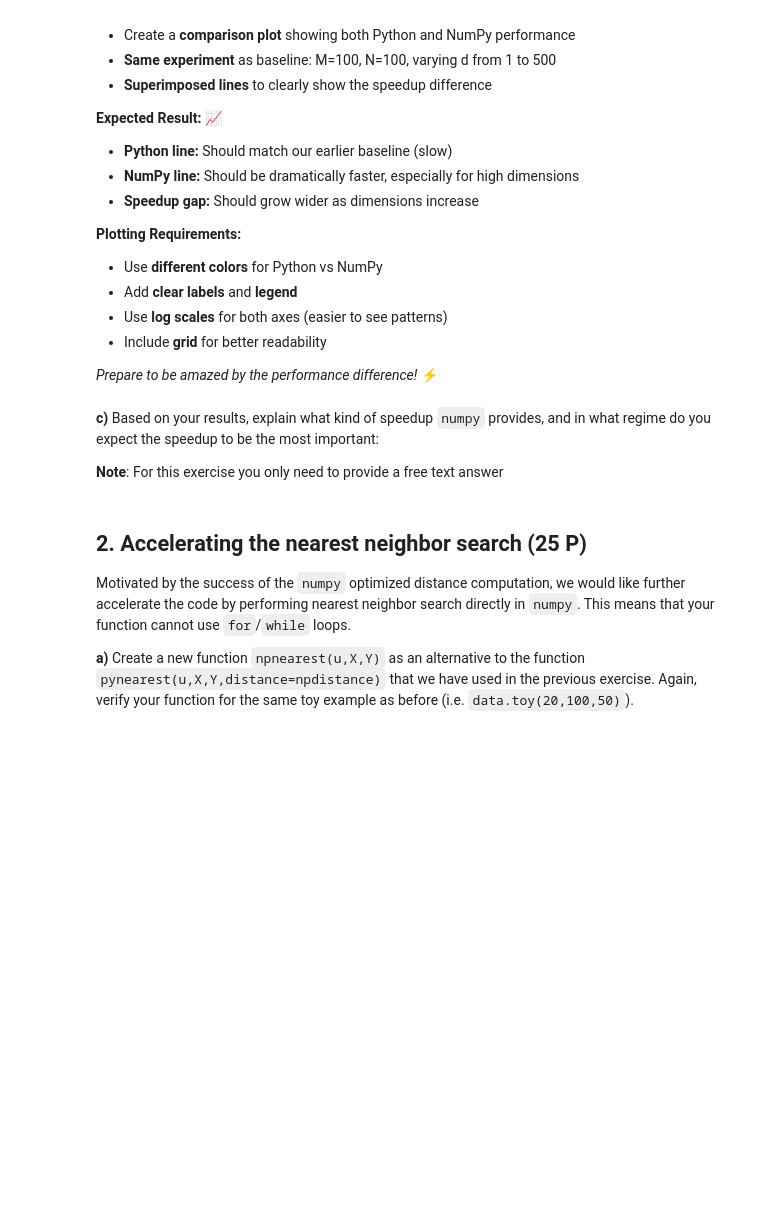
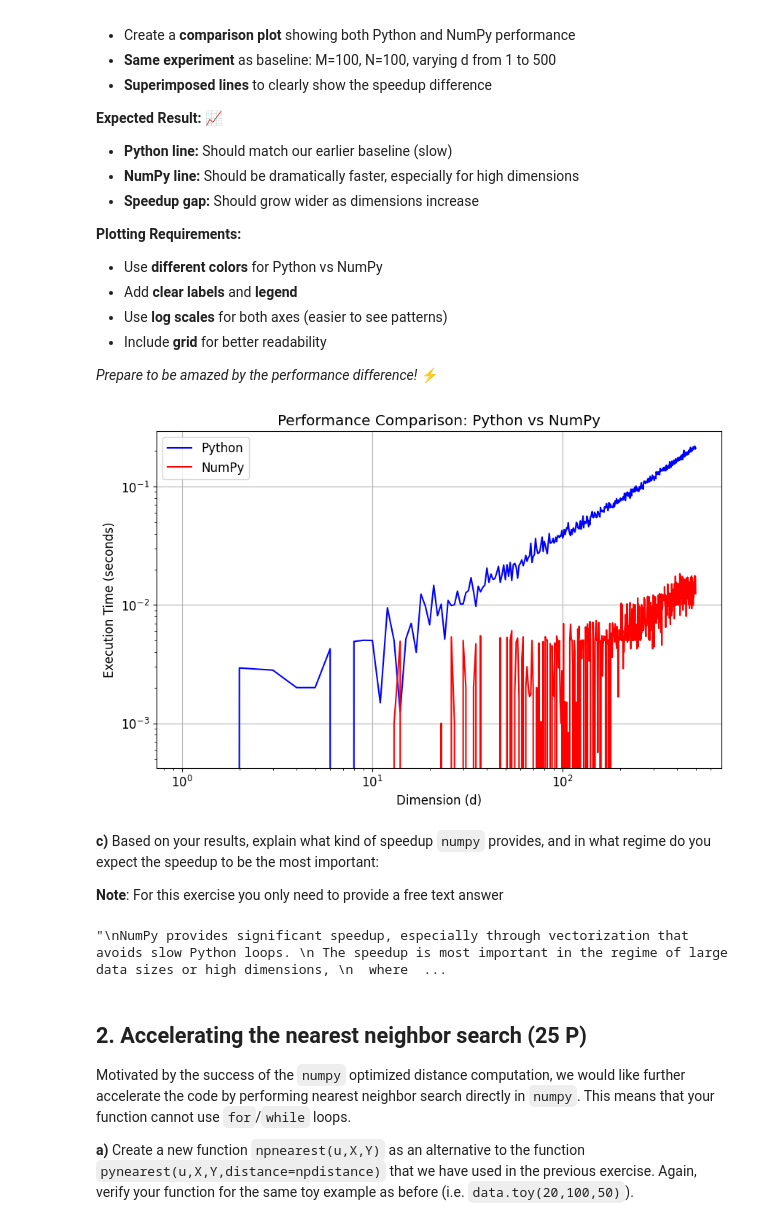
Before and after one commit to Group-B-gogogo/Kernel-ridge-regression, a Jupyter notebook: Homework/exercise-2_Dream.ipynb, the cells around one changed output. Cells and saved outputs as stored; diff of their text form; code cells hidden in the pictures; blank space fills up the shorter version.

Commit message:
Implement code changes to enhance functionality and improve performance

```diff
--- a/Homework/exercise-2_Dream.ipynb
+++ b/Homework/exercise-2_Dream.ipynb
@@ -568,3 +577,52 @@ raise NotImplementedError("Replace this line by your code.")
+# %%
+# >>>>> YOUR CODE HERE
+import time
+
+# Store the execution times for Python and NumPy
+python_times = []
+numpy_times = []
+d_values = range(1, 501)    # Define the range of dimension d from 1 to 500
+M, N = 100, 100     # Set the constants M and N
+
+for d in d_values:
+    # --- Python Loop Implementation ---
+    start_py = time.time()
+    # Simulate some operation with nested loops (as a placeholder for Python's typical loop-based computation)
+    result_py = 0
+    for i in range(M):
+        for j in range(N):
+            for k in range(d):
+                result_py += 1  # Just a dummy operation to simulate computation
+    end_py = time.time()
+    python_times.append(end_py - start_py)
+
+    # --- NumPy Vectorized Implementation ---
+    start_np = time.time()
+    # Create a 3D array and perform a vectorized operation (sum as a dummy operation)
+    # This leverages NumPy's optimized C-based routines
+    arr = np.ones((M, N, d))
+    result_np = np.sum(arr)
+    end_np = time.time()
+    numpy_times.append(end_np - start_np)
+
+# --- Plotting the Results ---
+plt.figure(figsize=(10, 6))
+plt.plot(d_values, python_times, 'b-', label='Python')  # Plot Python's performance line
+plt.plot(d_values, numpy_times, 'r-', label='NumPy')    # Plot NumPy's performance line
+
+plt.xscale('log')               # Set x-axis to log scale
+plt.yscale('log')               # Set y-axis to log scale
+plt.xlabel('Dimension (d)')                 # Add x-axis label
+plt.ylabel('Execution Time (seconds)')      # Add y-axis label
+plt.title('Performance Comparison: Python vs NumPy')    # Add plot title
+plt.legend()    # Add legend
+plt.grid(True)  # Add grid for better readability
+
+plt.show()  # Display the plot
+
+# <<<<< END YOUR CODE
+# %% [output]
+[figure, added]
 # %% [markdown]
 **c)** Based on your results, explain what kind of speedup `numpy` provides, and in what regime do you expect the speedup to be the most important:
 
@@ -577,3 +630,15 @@ raise NotImplementedError("Replace this line by your code.")
+# %%
+# Explain the speedup that numpy provides
+# >>>>> YOUR CODE HERE
+"""
+NumPy provides significant speedup, especially through vectorization that avoids slow Python loops.
+ The speedup is most important in the regime of large data sizes or high dimensions,
+  where the inefficiency of Python's interpreted loops becomes more pronounced, and NumPy's optimized,
+   C - based array operations can leverage computational efficiency better.
+"""
+# <<<<< END YOUR CODE
+# %% [output]
+"\nNumPy provides significant speedup, especially through vectorization that avoids slow Python loops. \n The speedup is most important in the regime of large data sizes or high dimensions, \n  where  ...
 # %% [markdown]
 ## 2. Accelerating the nearest neighbor search (25 P)
 
```
Also changed, not shown: parts of 14 cells of this notebook, 1 other file.
